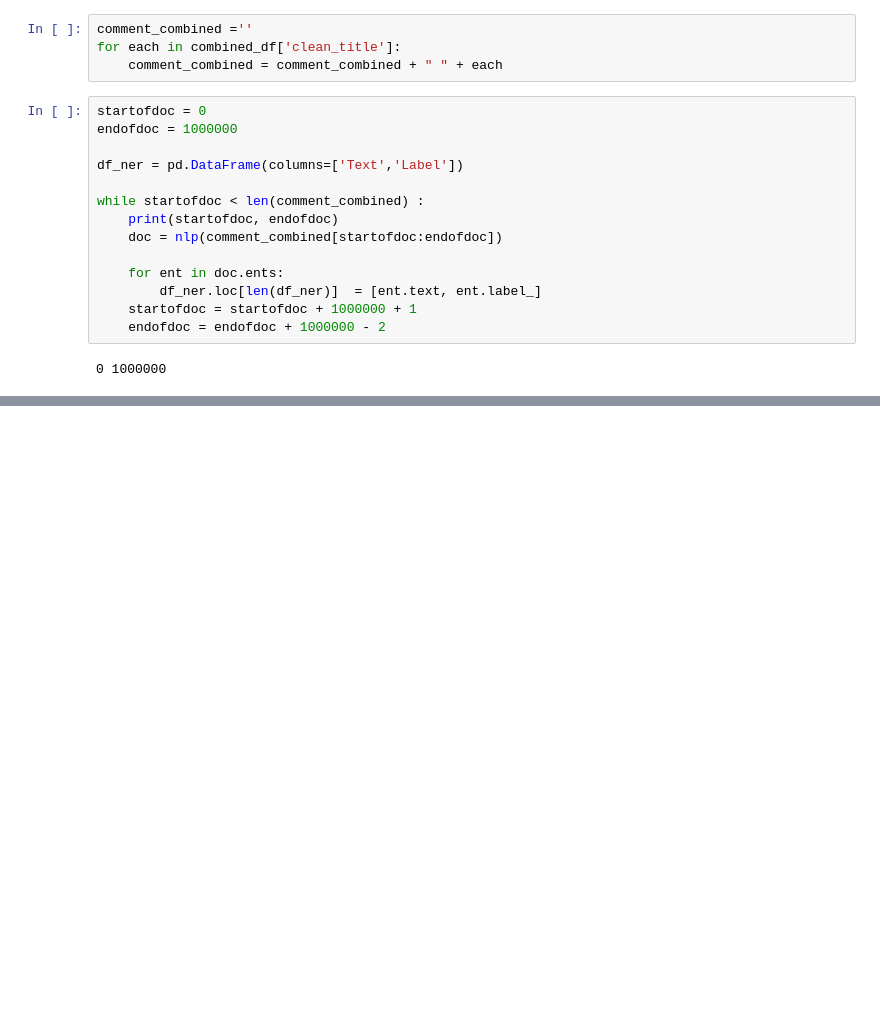
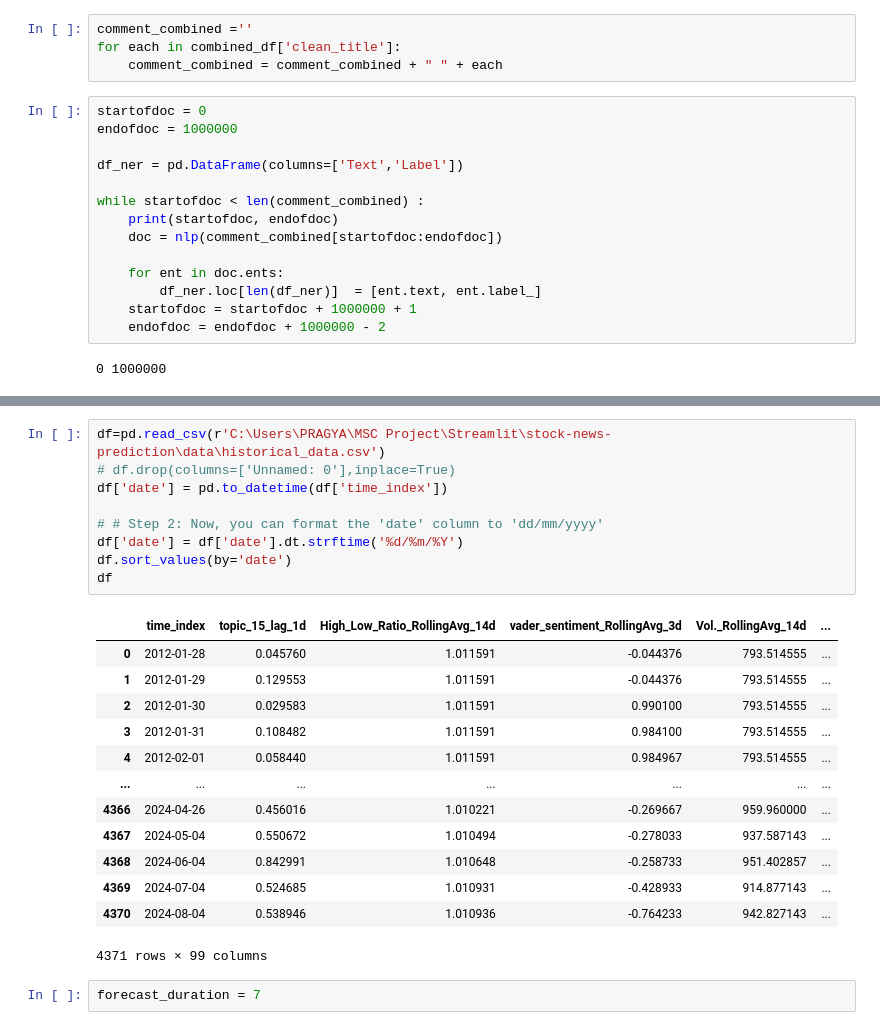
Before and after one commit to pragyabhatia06/stock-news-prediction, a Jupyter notebook: test.ipynb, the cells around one changed output, grey strips where cells are left out. Saved outputs shown, nothing was run; the diff lists cells and outputs as text; blank space fills up the shorter version.

```diff
--- a/test.ipynb
+++ b/test.ipynb
@@ -308,0 +783,25 @@ fetch_news
+# %%
+df=pd.read_csv(r'C:\Users\PRAGYA\MSC Project\Streamlit\stock-news-prediction\data\historical_data.csv')
+# df.drop(columns=['Unnamed: 0'],inplace=True)
+df['date'] = pd.to_datetime(df['time_index'])
+
+# # Step 2: Now, you can format the 'date' column to 'dd/mm/yyyy'
+df['date'] = df['date'].dt.strftime('%d/%m/%Y')
+df.sort_values(by='date')
+df
+# %% [output]
+|  | time_index | topic_15_lag_1d | High_Low_Ratio_RollingAvg_14d | vader_sentiment_RollingAvg_3d | Vol._RollingAvg_14d | ... |
+| 0 | 2012-01-28 | 0.045760 | 1.011591 | -0.044376 | 793.514555 | ... |
+| 1 | 2012-01-29 | 0.129553 | 1.011591 | -0.044376 | 793.514555 | ... |
+| 2 | 2012-01-30 | 0.029583 | 1.011591 | 0.990100 | 793.514555 | ... |
+| 3 | 2012-01-31 | 0.108482 | 1.011591 | 0.984100 | 793.514555 | ... |
+| 4 | 2012-02-01 | 0.058440 | 1.011591 | 0.984967 | 793.514555 | ... |
+| ... | ... | ... | ... | ... | ... | ... |
+| 4366 | 2024-04-26 | 0.456016 | 1.010221 | -0.269667 | 959.960000 | ... |
+| 4367 | 2024-05-04 | 0.550672 | 1.010494 | -0.278033 | 937.587143 | ... |
+| 4368 | 2024-06-04 | 0.842991 | 1.010648 | -0.258733 | 951.402857 | ... |
+| 4369 | 2024-07-04 | 0.524685 | 1.010931 | -0.428933 | 914.877143 | ... |
+| 4370 | 2024-08-04 | 0.538946 | 1.010936 | -0.764233 | 942.827143 | ... |
+4371 rows × 99 columns
+# %%
+forecast_duration = 7
```
Also changed, not shown: parts of 52 cells of this notebook, 23 other files.
